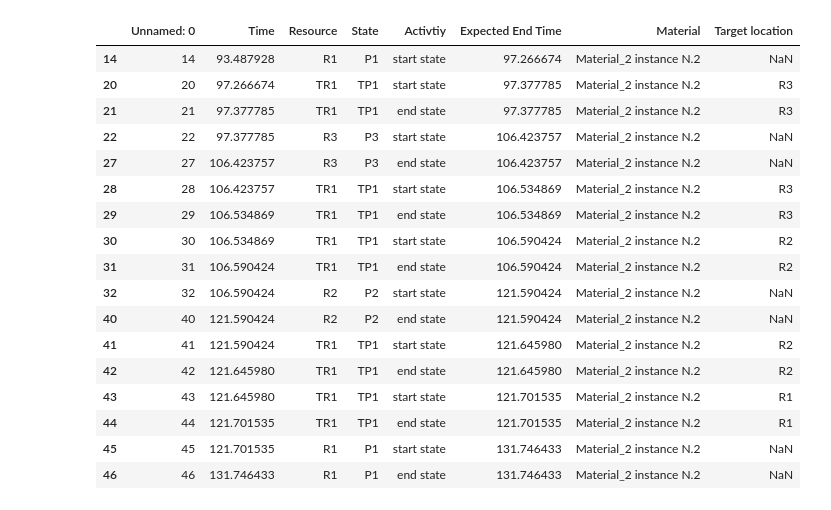
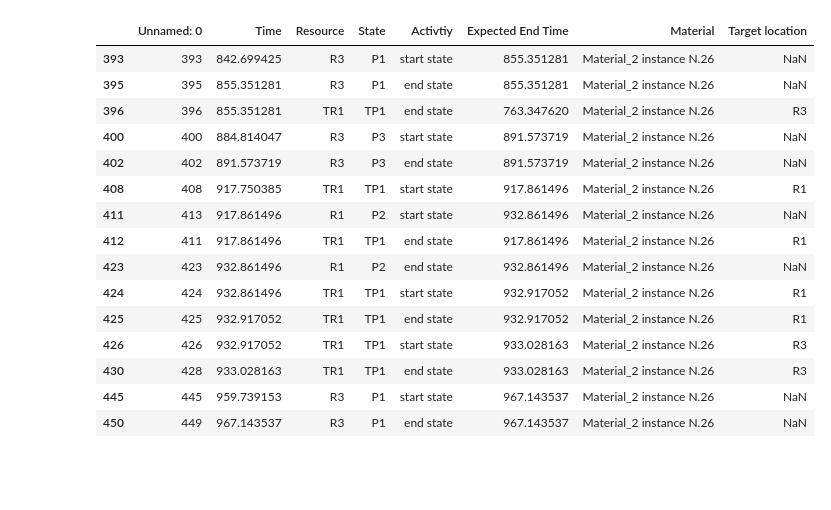
Before and after one commit to sdm4fzi/prodsys, a Jupyter notebook: Untitled.ipynb, the cells around one changed output. Cells and saved outputs as stored; diff of their text form; code cells hidden in the pictures; blank space fills up the shorter version.

Commit message:
tried bugfixing with state interrupts

```diff
--- a/Untitled.ipynb
+++ b/Untitled.ipynb
@@ -25,21 +25,19 @@ df.head(20)
 # %%
-df.loc[df['Material'] == "Material_2 instance N.2"]
+df.loc[df['Material'] == "Material_2 instance N.26"]
 # %% [output]
 |  | Unnamed: 0 | Time | Resource | State | Activtiy | Expected End Time | Material | Target location |
-| 14 | 14 | 93.487928 | R1 | P1 | start state | 97.266674 | Material_2 instance N.2 | NaN |
-| 20 | 20 | 97.266674 | TR1 | TP1 | start state | 97.377785 | Material_2 instance N.2 | R3 |
-| 21 | 21 | 97.377785 | TR1 | TP1 | end state | 97.377785 | Material_2 instance N.2 | R3 |
-| 22 | 22 | 97.377785 | R3 | P3 | start state | 106.423757 | Material_2 instance N.2 | NaN |
-| 27 | 27 | 106.423757 | R3 | P3 | end state | 106.423757 | Material_2 instance N.2 | NaN |
-| 28 | 28 | 106.423757 | TR1 | TP1 | start state | 106.534869 | Material_2 instance N.2 | R3 |
-| 29 | 29 | 106.534869 | TR1 | TP1 | end state | 106.534869 | Material_2 instance N.2 | R3 |
-| 30 | 30 | 106.534869 | TR1 | TP1 | start state | 106.590424 | Material_2 instance N.2 | R2 |
-| 31 | 31 | 106.590424 | TR1 | TP1 | end state | 106.590424 | Material_2 instance N.2 | R2 |
-| 32 | 32 | 106.590424 | R2 | P2 | start state | 121.590424 | Material_2 instance N.2 | NaN |
-| 40 | 40 | 121.590424 | R2 | P2 | end state | 121.590424 | Material_2 instance N.2 | NaN |
-| 41 | 41 | 121.590424 | TR1 | TP1 | start state | 121.645980 | Material_2 instance N.2 | R2 |
-| 42 | 42 | 121.645980 | TR1 | TP1 | end state | 121.645980 | Material_2 instance N.2 | R2 |
-| 43 | 43 | 121.645980 | TR1 | TP1 | start state | 121.701535 | Material_2 instance N.2 | R1 |
-| 44 | 44 | 121.701535 | TR1 | TP1 | end state | 121.701535 | Material_2 instance N.2 | R1 |
-| 45 | 45 | 121.701535 | R1 | P1 | start state | 131.746433 | Material_2 instance N.2 | NaN |
-| 46 | 46 | 131.746433 | R1 | P1 | end state | 131.746433 | Material_2 instance N.2 | NaN |
+| 393 | 393 | 842.699425 | R3 | P1 | start state | 855.351281 | Material_2 instance N.26 | NaN |
+| 395 | 395 | 855.351281 | R3 | P1 | end state | 855.351281 | Material_2 instance N.26 | NaN |
+| 396 | 396 | 855.351281 | TR1 | TP1 | end state | 763.347620 | Material_2 instance N.26 | R3 |
+| 400 | 400 | 884.814047 | R3 | P3 | start state | 891.573719 | Material_2 instance N.26 | NaN |
+| 402 | 402 | 891.573719 | R3 | P3 | end state | 891.573719 | Material_2 instance N.26 | NaN |
+| 408 | 408 | 917.750385 | TR1 | TP1 | start state | 917.861496 | Material_2 instance N.26 | R1 |
+| 411 | 413 | 917.861496 | R1 | P2 | start state | 932.861496 | Material_2 instance N.26 | NaN |
+| 412 | 411 | 917.861496 | TR1 | TP1 | end state | 917.861496 | Material_2 instance N.26 | R1 |
+| 423 | 423 | 932.861496 | R1 | P2 | end state | 932.861496 | Material_2 instance N.26 | NaN |
+| 424 | 424 | 932.861496 | TR1 | TP1 | start state | 932.917052 | Material_2 instance N.26 | R1 |
+| 425 | 425 | 932.917052 | TR1 | TP1 | end state | 932.917052 | Material_2 instance N.26 | R1 |
+| 426 | 426 | 932.917052 | TR1 | TP1 | start state | 933.028163 | Material_2 instance N.26 | R3 |
+| 430 | 428 | 933.028163 | TR1 | TP1 | end state | 933.028163 | Material_2 instance N.26 | R3 |
+| 445 | 445 | 959.739153 | R3 | P1 | start state | 967.143537 | Material_2 instance N.26 | NaN |
+| 450 | 449 | 967.143537 | R3 | P1 | end state | 967.143537 | Material_2 instance N.26 | NaN |
```
Also changed, not shown: parts of 2 cells of this notebook, 4 other files.
